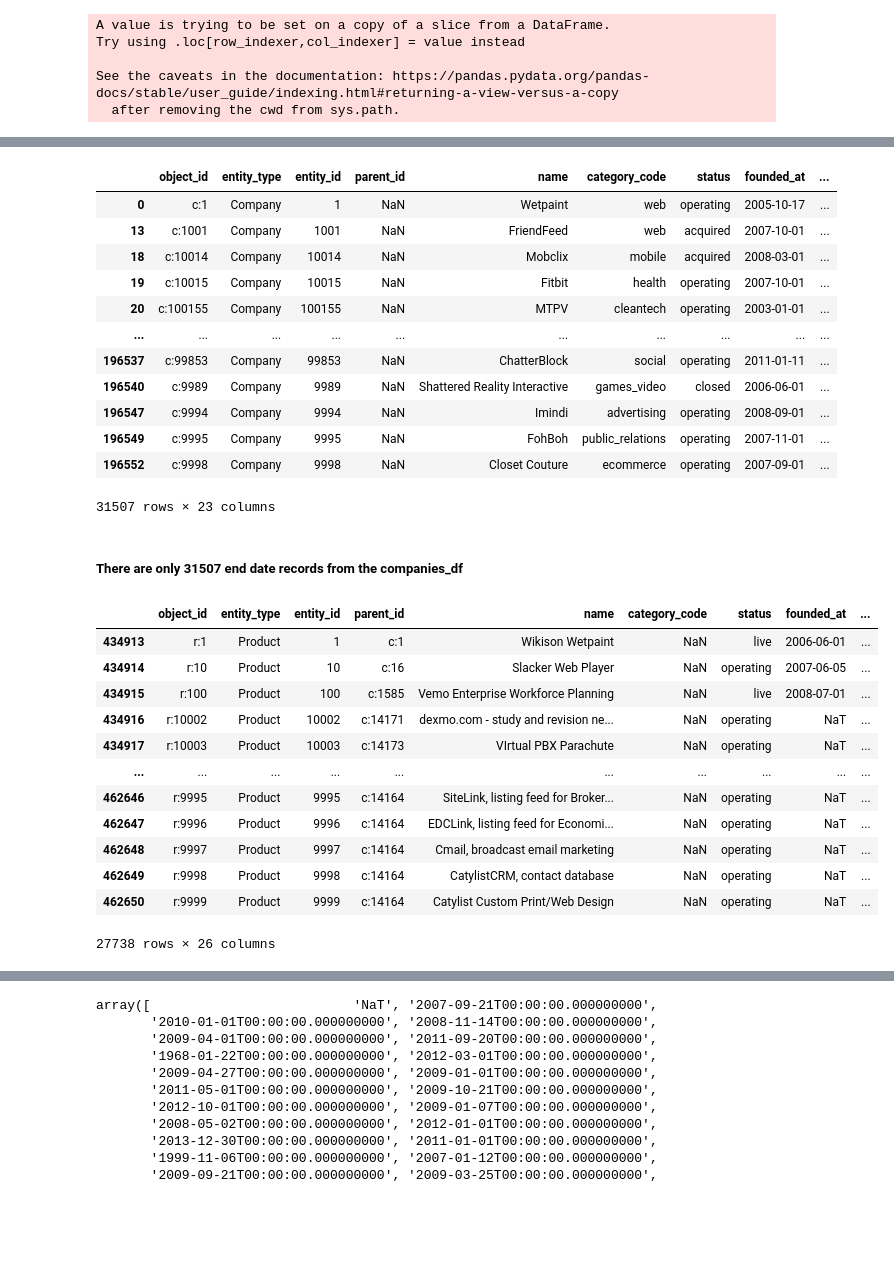
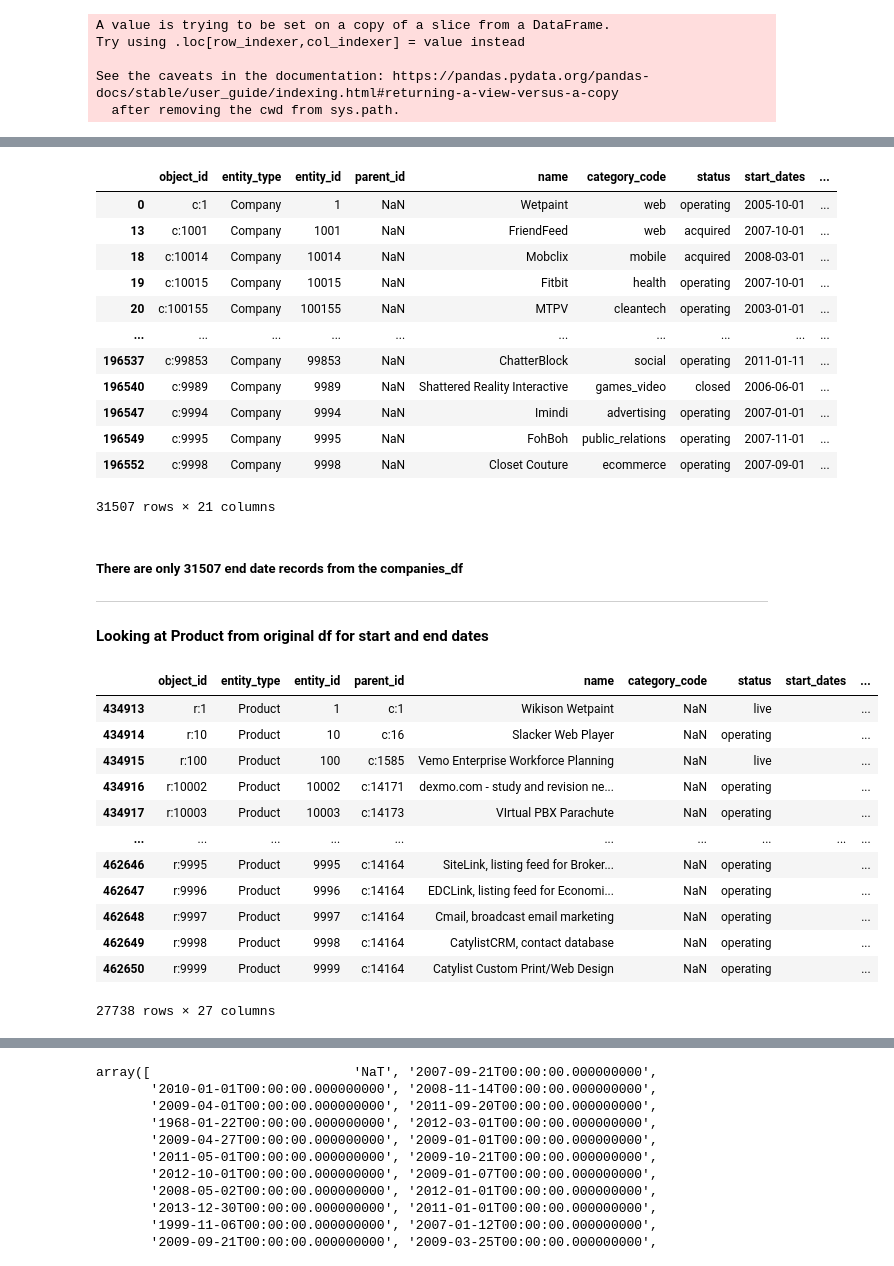
Before and after one commit to PaulIsenberg/FWIP_Venture, a Jupyter notebook: transform_end_date.ipynb, the cells around one changed output, grey strips where cells are left out. Cells and saved outputs as stored; diff of their text form; code cells hidden in the pictures; blank space fills up the shorter version.

Commit message:
Working on merging start and end dates.

```diff
--- a/transform_end_date.ipynb
+++ b/transform_end_date.ipynb
@@ -178,4 +173,8 @@ objects_clean.columns.to_list()
  'milestones',
  'relationships',
  'end_dates']
+# %%
+# Adding new column for collecting start dates
+
+objects_clean["start_dates"] = ""
 # %%
@@ -194,11 +193,12 @@ objects_clean.head()
 # %%
-objects_clean2 = objects_clean[['object_id',
+objects_clean = objects_clean[['object_id',
  'entity_type',
  'entity_id',
  'parent_id',
  'name',
  'category_code',
  'status',
+ 'start_dates',
  'founded_at',
  'first_investment_at',
  'first_funding_at',
@@ -313,9 +339,9 @@ companies_df_end
 # %%
 # Counting notnulls in end_dates
-companies_df_end[companies_df_end['end_dates'].notna()]
+cleaned_companies_df[cleaned_companies_df['end_dates'].notna()]
 # %% [output]
-|  | object_id | entity_type | entity_id | parent_id | name | category_code | status | founded_at | ... |
-| 0 | c:1 | Company | 1 | NaN | Wetpaint | web | operating | 2005-10-17 | ... |
+|  | object_id | entity_type | entity_id | parent_id | name | category_code | status | start_dates | ... |
+| 0 | c:1 | Company | 1 | NaN | Wetpaint | web | operating | 2005-10-01 | ... |
 | 13 | c:1001 | Company | 1001 | NaN | FriendFeed | web | acquired | 2007-10-01 | ... |
 | 18 | c:10014 | Company | 10014 | NaN | Mobclix | mobile | acquired | 2008-03-01 | ... |
 | 19 | c:10015 | Company | 10015 | NaN | Fitbit | health | operating | 2007-10-01 | ... |
@@ -323,31 +349,34 @@ companies_df_end[companies_df_end['end_dates'].notna()]
 | ... | ... | ... | ... | ... | ... | ... | ... | ... | ... |
 | 196537 | c:99853 | Company | 99853 | NaN | ChatterBlock | social | operating | 2011-01-11 | ... |
 | 196540 | c:9989 | Company | 9989 | NaN | Shattered Reality Interactive | games_video | closed | 2006-06-01 | ... |
-| 196547 | c:9994 | Company | 9994 | NaN | Imindi | advertising | operating | 2008-09-01 | ... |
+| 196547 | c:9994 | Company | 9994 | NaN | Imindi | advertising | operating | 2007-01-01 | ... |
 | 196549 | c:9995 | Company | 9995 | NaN | FohBoh | public_relations | operating | 2007-11-01 | ... |
 | 196552 | c:9998 | Company | 9998 | NaN | Closet Couture | ecommerce | operating | 2007-09-01 | ... |
-31507 rows × 23 columns
+31507 rows × 21 columns
 # %% [markdown]
 ##### There are only 31507 end date records from the companies_df
+-----
+
+#### Looking at Product from original df for start and end dates
 # %%
 # Looking at products from the original df for end dates
 
-end_products_df = objects_clean2[objects_clean2['entity_type']=='Product']
+end_products_df = objects_clean[objects_clean['entity_type']=='Product']
 end_products_df
 # %% [output]
-|  | object_id | entity_type | entity_id | parent_id | name | category_code | status | founded_at | ... |
-| 434913 | r:1 | Product | 1 | c:1 | Wikison Wetpaint | NaN | live | 2006-06-01 | ... |
-| 434914 | r:10 | Product | 10 | c:16 | Slacker Web Player | NaN | operating | 2007-06-05 | ... |
-| 434915 | r:100 | Product | 100 | c:1585 | Vemo Enterprise Workforce Planning | NaN | live | 2008-07-01 | ... |
-| 434916 | r:10002 | Product | 10002 | c:14171 | dexmo.com - study and revision ne... | NaN | operating | NaT | ... |
-| 434917 | r:10003 | Product | 10003 | c:14173 | VIrtual PBX Parachute | NaN | operating | NaT | ... |
+|  | object_id | entity_type | entity_id | parent_id | name | category_code | status | start_dates | ... |
+| 434913 | r:1 | Product | 1 | c:1 | Wikison Wetpaint | NaN | live |  | ... |
+| 434914 | r:10 | Product | 10 | c:16 | Slacker Web Player | NaN | operating |  | ... |
+| 434915 | r:100 | Product | 100 | c:1585 | Vemo Enterprise Workforce Planning | NaN | live |  | ... |
+| 434916 | r:10002 | Product | 10002 | c:14171 | dexmo.com - study and revision ne... | NaN | operating |  | ... |
+| 434917 | r:10003 | Product | 10003 | c:14173 | VIrtual PBX Parachute | NaN | operating |  | ... |
 | ... | ... | ... | ... | ... | ... | ... | ... | ... | ... |
-| 462646 | r:9995 | Product | 9995 | c:14164 | SiteLink, listing feed for Broker... | NaN | operating | NaT | ... |
-| 462647 | r:9996 | Product | 9996 | c:14164 | EDCLink, listing feed for Economi... | NaN | operating | NaT | ... |
-| 462648 | r:9997 | Product | 9997 | c:14164 | Cmail, broadcast email marketing | NaN | operating | NaT | ... |
-| 462649 | r:9998 | Product | 9998 | c:14164 | CatylistCRM, contact database | NaN | operating | NaT | ... |
-| 462650 | r:9999 | Product | 9999 | c:14164 | Catylist Custom Print/Web Design | NaN | operating | NaT | ... |
+| 462646 | r:9995 | Product | 9995 | c:14164 | SiteLink, listing feed for Broker... | NaN | operating |  | ... |
+| 462647 | r:9996 | Product | 9996 | c:14164 | EDCLink, listing feed for Economi... | NaN | operating |  | ... |
+| 462648 | r:9997 | Product | 9997 | c:14164 | Cmail, broadcast email marketing | NaN | operating |  | ... |
+| 462649 | r:9998 | Product | 9998 | c:14164 | CatylistCRM, contact database | NaN | operating |  | ... |
+| 462650 | r:9999 | Product | 9999 | c:14164 | Catylist Custom Print/Web Design | NaN | operating |  | ... |
-27738 rows × 26 columns
+27738 rows × 27 columns
 # %%
 # Dropping null values in parent_id
 cleaned_end_products_df = end_products_df[end_products_df['parent_id'].notnull()]
```
Also changed, not shown: parts of 13 cells of this notebook.
